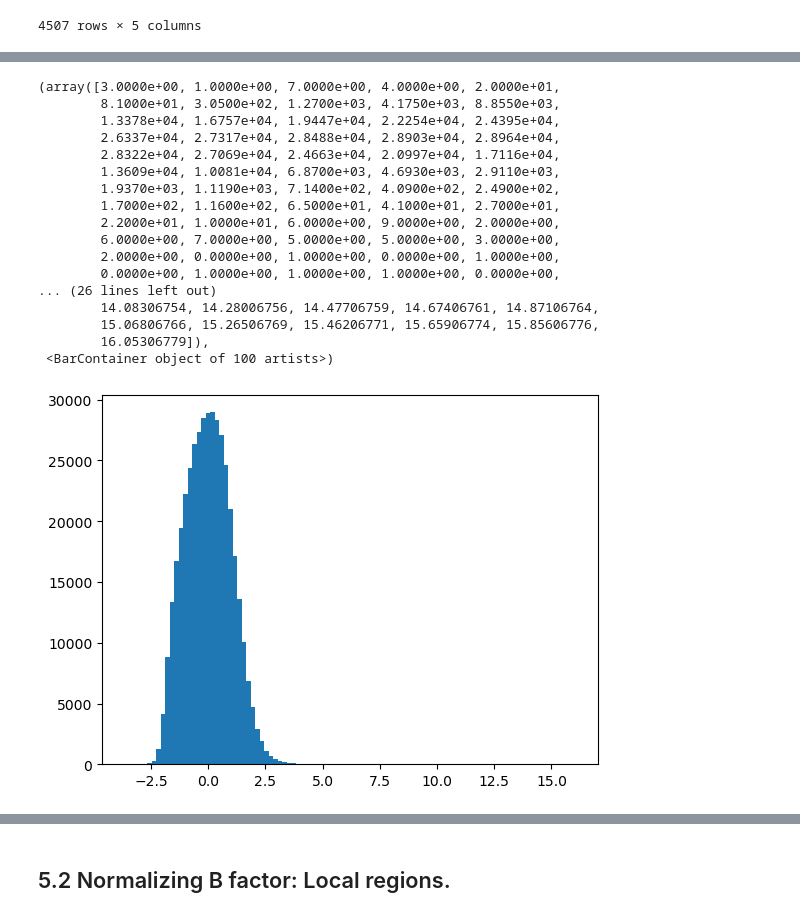
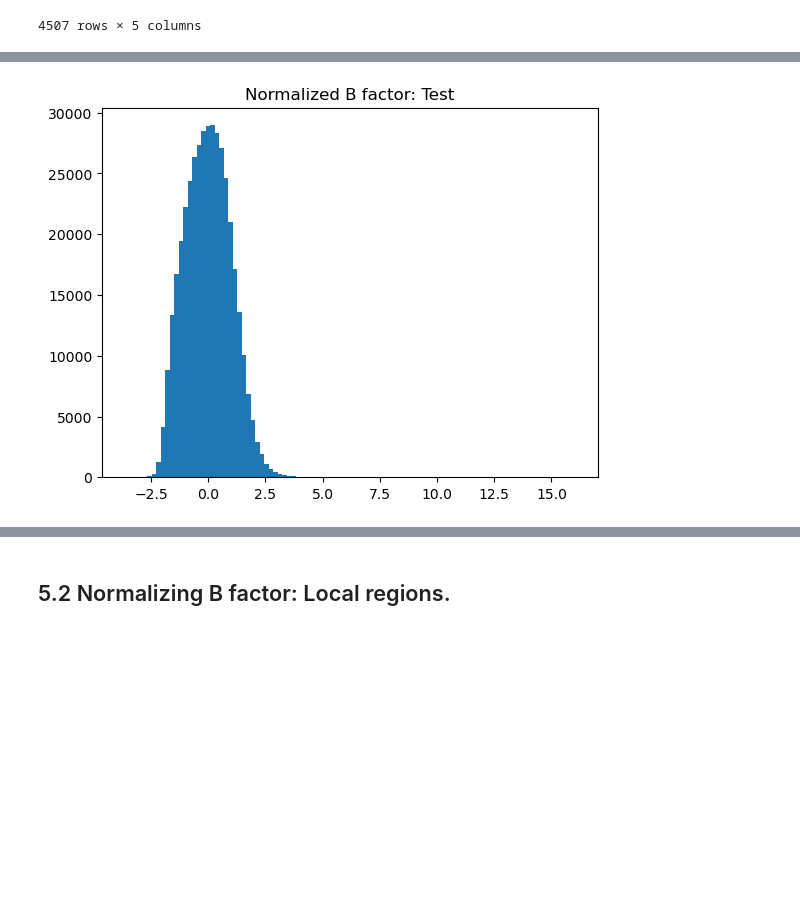
Before and after one commit to Wankowicz-Lab/water_knowledge, a Jupyter notebook: water_data_analysis/5_normalized_Bfactor.ipynb, the cells around one changed output, grey strips where cells are left out. Saved outputs shown, nothing was run; the diff lists cells and outputs as text; code cells hidden in the pictures; blank space fills up the shorter version.

```diff
--- a/water_data_analysis/5_normalized_Bfactor.ipynb
+++ b/water_data_analysis/5_normalized_Bfactor.ipynb
@@ -288,26 +281,11 @@ plt.hist(flat, bins=100)
 # %%
 # Normalized B-factors of all PDB. Test.
 flat = [a for structure in df_wat_test.norm_b_fac.values for a in structure]
 plt.hist(flat, bins=100)
+plt.title('Normalized B factor: Test')
+plt.savefig('figures/5_normB_All_hist_test.png', dpi=200)
 # %% [output]
-(array([3.0000e+00, 1.0000e+00, 7.0000e+00, 4.0000e+00, 2.0000e+01,
-        8.1000e+01, 3.0500e+02, 1.2700e+03, 4.1750e+03, 8.8550e+03,
-        1.3378e+04, 1.6757e+04, 1.9447e+04, 2.2254e+04, 2.4395e+04,
-        2.6337e+04, 2.7317e+04, 2.8488e+04, 2.8903e+04, 2.8964e+04,
-        2.8322e+04, 2.7069e+04, 2.4663e+04, 2.0997e+04, 1.7116e+04,
-        1.3609e+04, 1.0081e+04, 6.8700e+03, 4.6930e+03, 2.9110e+03,
-        1.9370e+03, 1.1190e+03, 7.1400e+02, 4.0900e+02, 2.4900e+02,
-        1.7000e+02, 1.1600e+02, 6.5000e+01, 4.1000e+01, 2.7000e+01,
-        2.2000e+01, 1.0000e+01, 6.0000e+00, 9.0000e+00, 2.0000e+00,
-        6.0000e+00, 7.0000e+00, 5.0000e+00, 5.0000e+00, 3.0000e+00,
-        2.0000e+00, 0.0000e+00, 1.0000e+00, 0.0000e+00, 1.0000e+00,
-        0.0000e+00, 1.0000e+00, 1.0000e+00, 1.0000e+00, 0.0000e+00,
-... (26 lines left out)
-        14.08306754, 14.28006756, 14.47706759, 14.67406761, 14.87106764,
-        15.06806766, 15.26506769, 15.46206771, 15.65906774, 15.85606776,
-        16.05306779]),
- <BarContainer object of 100 artists>)
-[figure, old version]
+[figure, new version]
 # %%
 # Normalized B-factors of all PDB. Training.
 x_label = 'Normalized B factor (all-atom)'
```
Also changed, not shown: parts of 14 cells of this notebook, 1 other file.
